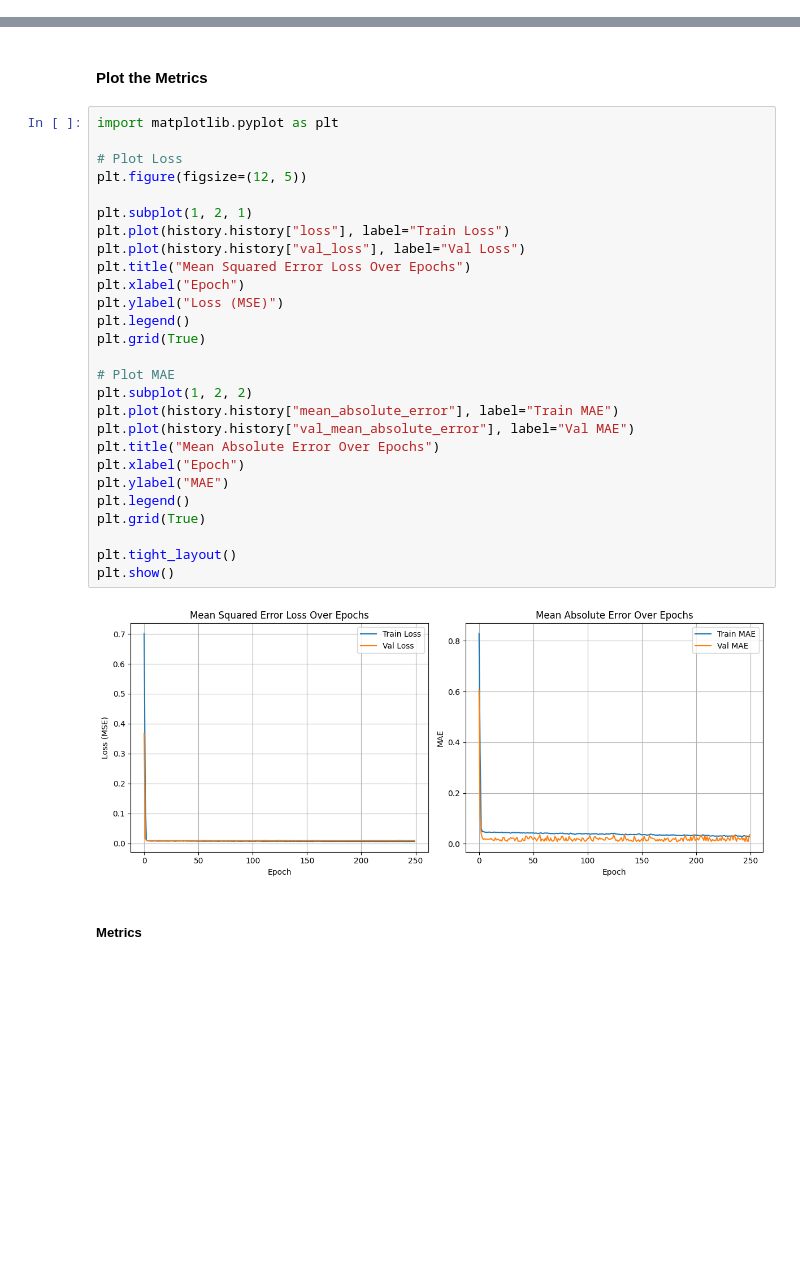
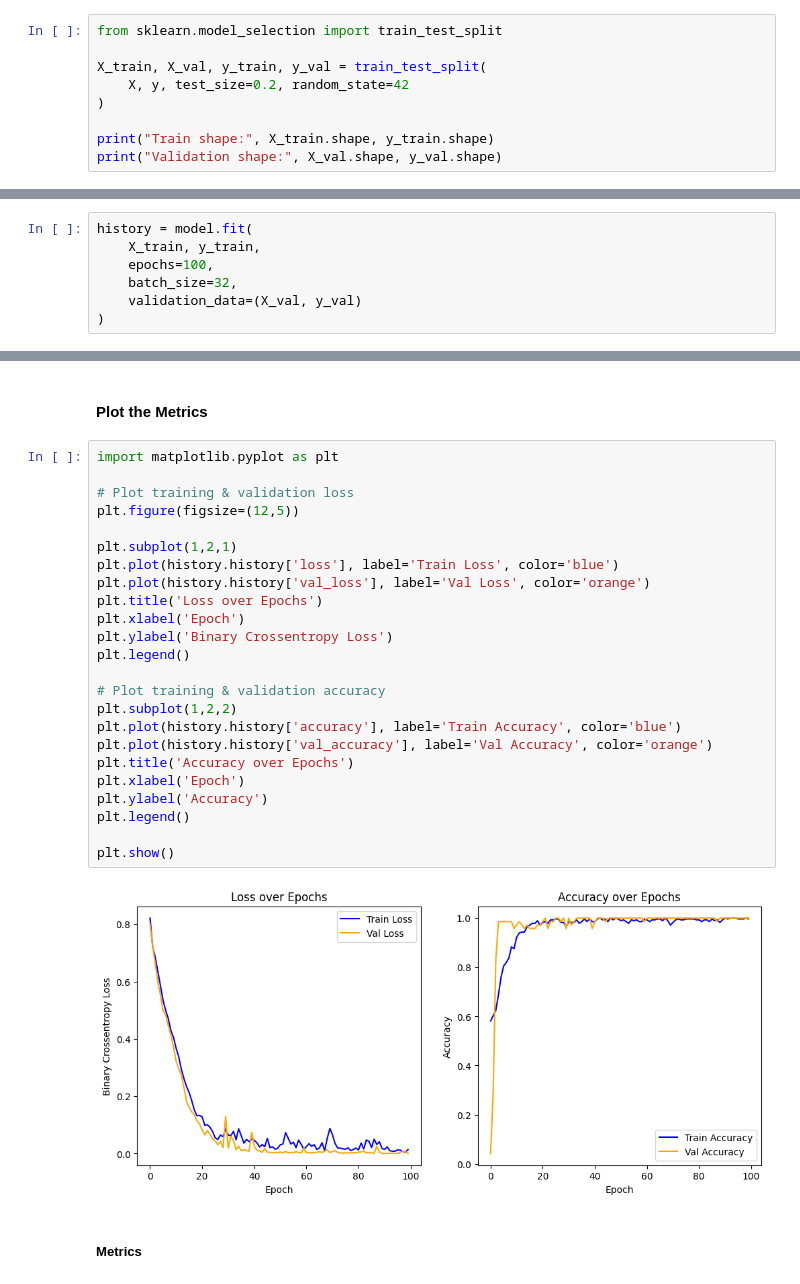
Before and after one commit to udaaraSH23/AI-posture-detection-for-weightlifting, a Jupyter notebook: AI Posture Detection.ipynb, the cells around one changed output, grey strips where cells are left out. Drawn from its saved outputs; the diff is of its cells as text; blank space fills up the shorter version.

Commit message:
Added Model

```diff
--- a/AI Posture Detection.ipynb
+++ b/AI Posture Detection.ipynb
@@ -695,0 +783,9 @@ Note: you may need to restart the kernel to use updated packages.
+# %%
+from sklearn.model_selection import train_test_split
+
+X_train, X_val, y_train, y_val = train_test_split(
+    X, y, test_size=0.2, random_state=42
+)
+
+print("Train shape:", X_train.shape, y_train.shape)
+print("Validation shape:", X_val.shape, y_val.shape)
@@ -763,0 +846,7 @@ WARNING:absl:You are saving your model as an HDF5 file via `model.save()` or `ke
+# %%
+history = model.fit(
+    X_train, y_train,
+    epochs=100,
+    batch_size=32,
+    validation_data=(X_val, y_val)
+)
@@ -766,32 +877,29 @@ WARNING:absl:You are saving your model as an HDF5 file via `model.save()` or `ke
 # %%
 import matplotlib.pyplot as plt
 
-# Plot Loss
-plt.figure(figsize=(12, 5))
+# Plot training & validation loss
+plt.figure(figsize=(12,5))
 
-plt.subplot(1, 2, 1)
-plt.plot(history.history["loss"], label="Train Loss")
-plt.plot(history.history["val_loss"], label="Val Loss")
-plt.title("Mean Squared Error Loss Over Epochs")
-plt.xlabel("Epoch")
-plt.ylabel("Loss (MSE)")
+plt.subplot(1,2,1)
+plt.plot(history.history['loss'], label='Train Loss', color='blue')
+plt.plot(history.history['val_loss'], label='Val Loss', color='orange')
+plt.title('Loss over Epochs')
+plt.xlabel('Epoch')
+plt.ylabel('Binary Crossentropy Loss')
 plt.legend()
-plt.grid(True)
 
-# Plot MAE
-plt.subplot(1, 2, 2)
-plt.plot(history.history["mean_absolute_error"], label="Train MAE")
-plt.plot(history.history["val_mean_absolute_error"], label="Val MAE")
-plt.title("Mean Absolute Error Over Epochs")
-plt.xlabel("Epoch")
-plt.ylabel("MAE")
+# Plot training & validation accuracy
+plt.subplot(1,2,2)
+plt.plot(history.history['accuracy'], label='Train Accuracy', color='blue')
+plt.plot(history.history['val_accuracy'], label='Val Accuracy', color='orange')
+plt.title('Accuracy over Epochs')
+plt.xlabel('Epoch')
+plt.ylabel('Accuracy')
 plt.legend()
-plt.grid(True)
 
-plt.tight_layout()
 plt.show()
 # %% [output]
-[figure, old version]
+[figure, new version]
 # %% [markdown]
 ##### Metrics
 # %%
```
Also changed, not shown: parts of 14 cells of this notebook, 2 other files.
